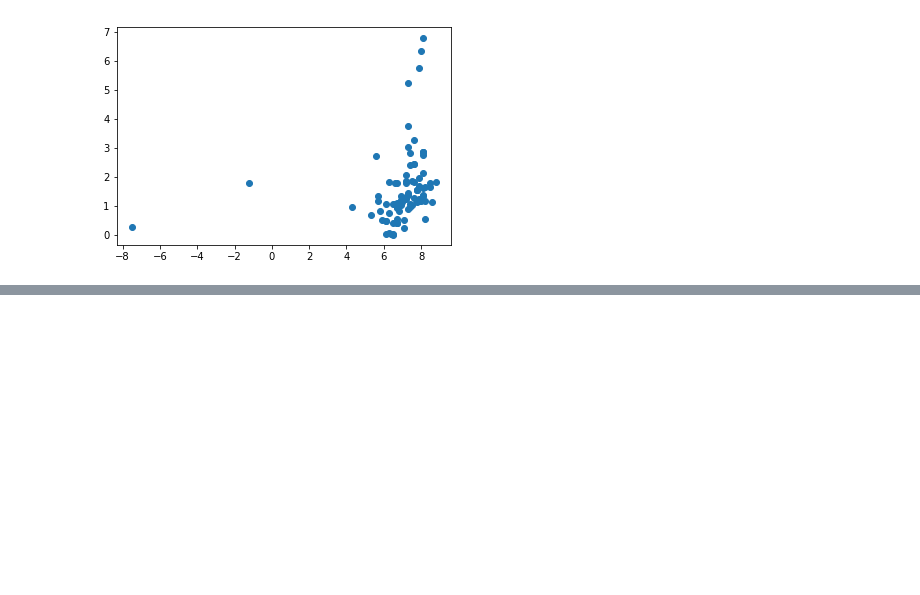
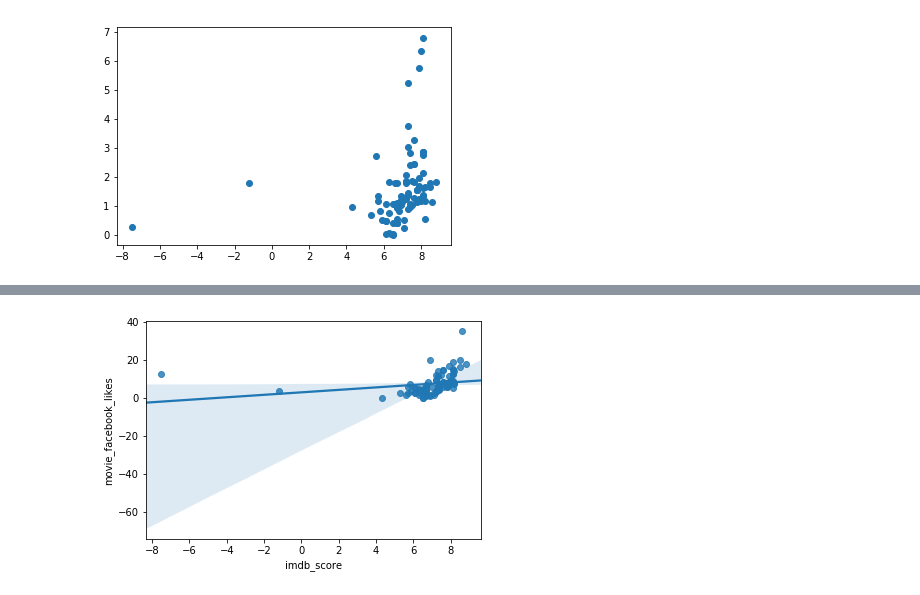
Before and after one commit to ragalaa/Directory, a Jupyter notebook: Exploratary_Data_analysis_IMDB.ipynb, the cells around one changed output, grey strips where cells are left out. Cells and saved outputs as stored; diff of their text form; code cells hidden in the pictures; blank space fills up the shorter version.

```diff
--- a/Exploratary_Data_analysis_IMDB.ipynb
+++ b/Exploratary_Data_analysis_IMDB.ipynb
@@ -205 +220,5 @@ First of all, we make the Facebook likes in a low scale, as they all have more t
 """
+# %%
+###First of all, we make the Facebook likes in a low scale, as they all have more than 10,000 likes, to better visualize the number in the graph.
+selected_dataset['movie_facebook_likes']=dataset['movie_facebook_likes'].apply(lambda row: row/10000)
+selected_dataset.head()
@@ -205,0 +232,10 @@ First of all, we make the Facebook likes in a low scale, as they all have more t
+# %%
+###Then we specify the X and Y axis to be used the regression graph:
+import pandas as pd
+X = dataset['budget'].values[:,np.newaxis]
+y = selected_dataset['movie_facebook_likes'].values
+
+
+ax=sns.regplot('imdb_score', 'movie_facebook_likes',  selected_dataset);
+# %% [output]
+[figure, added]
```
Also changed, not shown: parts of 9 cells of this notebook.
